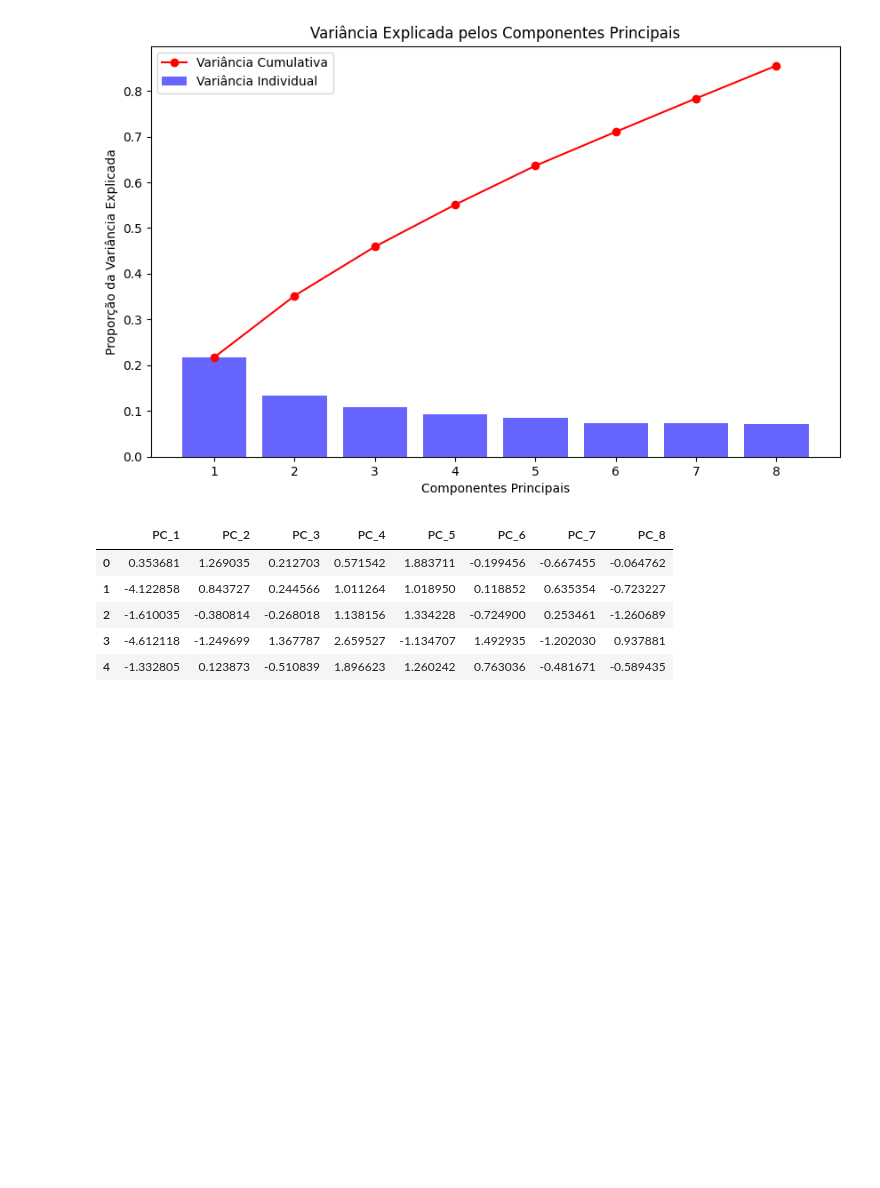
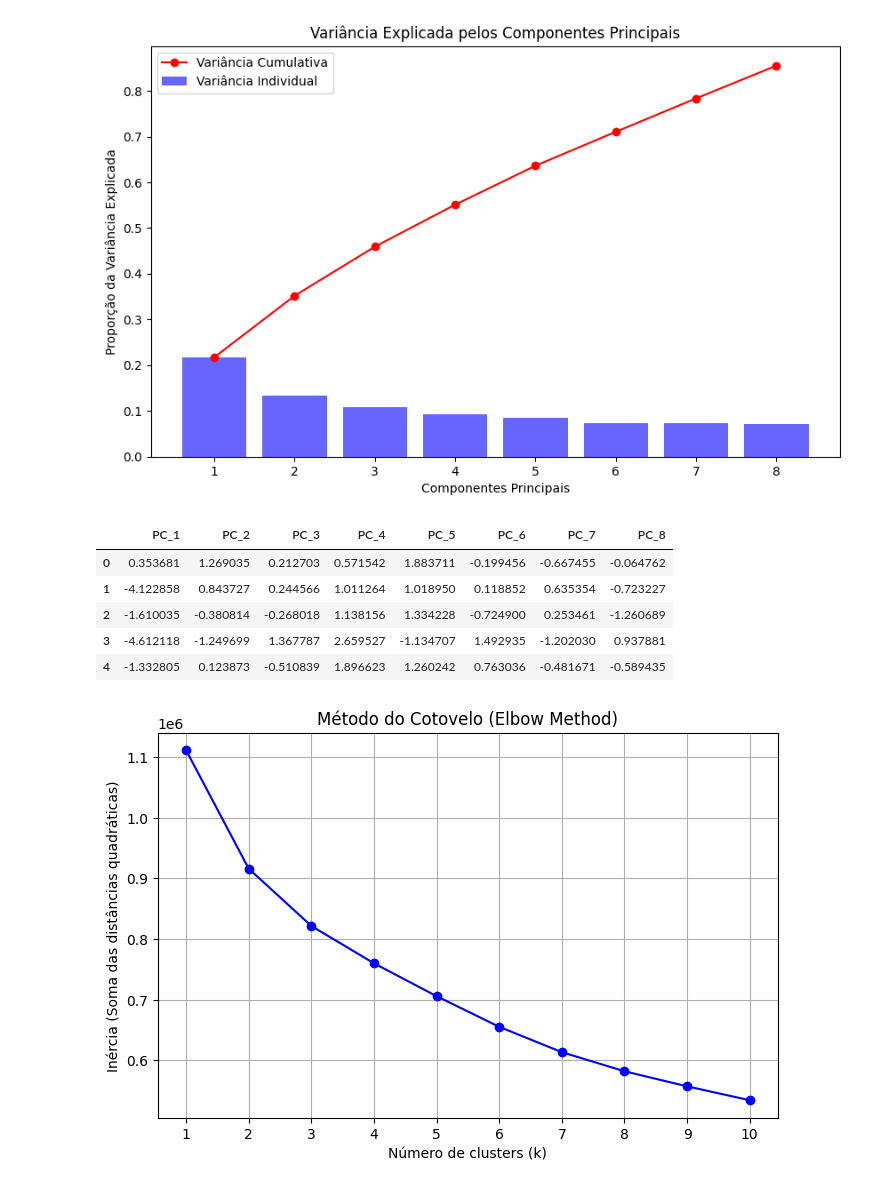
Before and after one commit to XGRural-Ltd/eda, a Jupyter notebook: dev_tests/eda_spotify_notebook.ipynb, the cells around one changed output. Drawn from its saved outputs; the diff is of its cells as text; code cells hidden in the pictures; blank space fills up the shorter version.

Commit message:
evidence: Data analysis

```diff
--- a/dev_tests/eda_spotify_notebook.ipynb
+++ b/dev_tests/eda_spotify_notebook.ipynb
@@ -144,5 +149,32 @@ display(df_pca.head())
 | 2 | -1.610035 | -0.380814 | -0.268018 | 1.138156 | 1.334228 | -0.724900 | 0.253461 | -1.260689 |
 | 3 | -4.612118 | -1.249699 | 1.367787 | 2.659527 | -1.134707 | 1.492935 | -1.202030 | 0.937881 |
 | 4 | -1.332805 | 0.123873 | -0.510839 | 1.896623 | 1.260242 | 0.763036 | -0.481671 | -0.589435 |
+# %%
+# --- Célula: Elbow Method para determinar o melhor número de clusters ---
+
+from sklearn.cluster import KMeans
+import matplotlib.pyplot as plt
+
+# Use o DataFrame df_pca já criado após o PCA (sem a coluna 'cluster', se existir)
+X_elbow = df_pca.drop(columns=['cluster'], errors='ignore')
+
+inertias = []
+k_range = range(1, 11)  # Testa de 1 a 10 clusters
+
+for k in k_range:
+    kmeans = KMeans(n_clusters=k, random_state=42, n_init=10)
+    kmeans.fit(X_elbow)
+    inertias.append(kmeans.inertia_)
+
+plt.figure(figsize=(8, 5))
+plt.plot(k_range, inertias, 'o-', color='blue')
+plt.xlabel('Número de clusters (k)')
+plt.ylabel('Inércia (Soma das distâncias quadráticas)')
+plt.title('Método do Cotovelo (Elbow Method)')
+plt.xticks(k_range)
+plt.grid(True)
+plt.show()
+# %% [output]
+[figure, added]
 # %%
 # --- Célula 12: Clusterização ---
```
Also changed, not shown: parts of 8 cells of this notebook, 1 other file.
